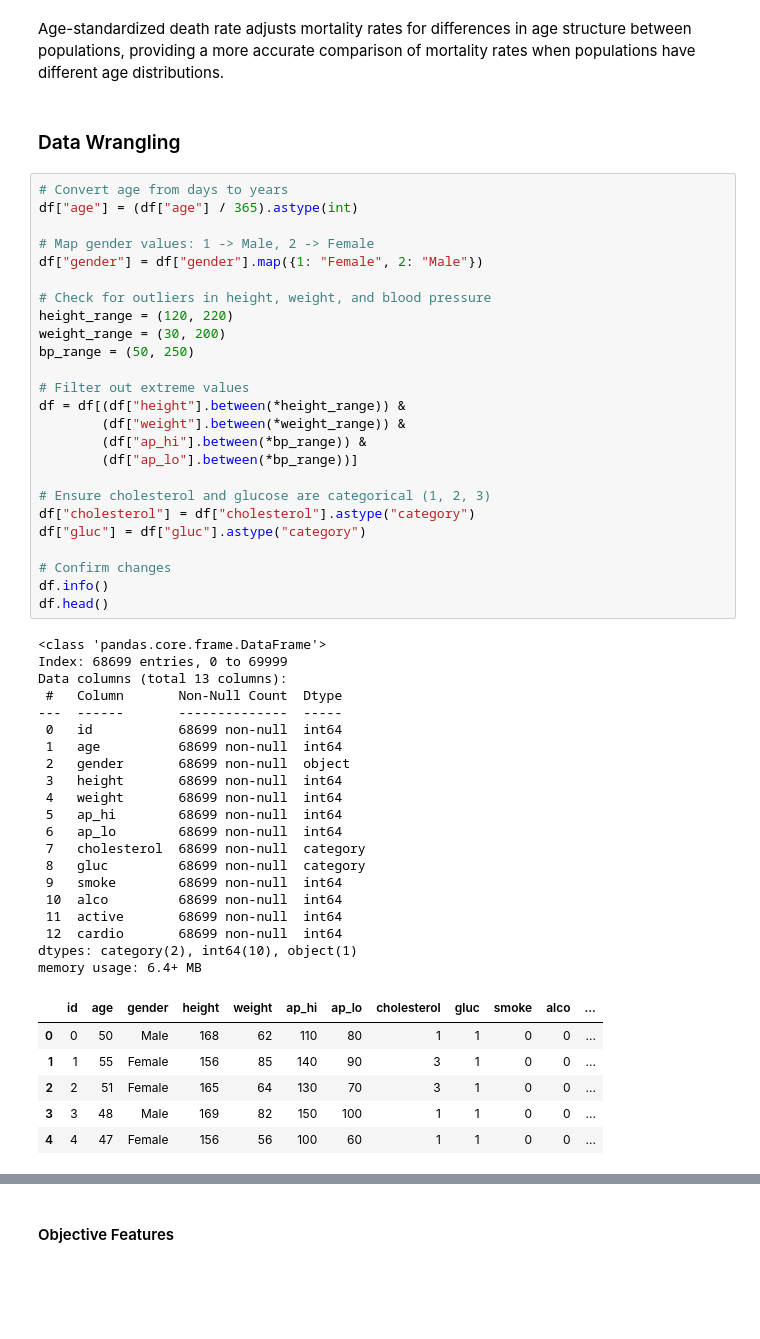
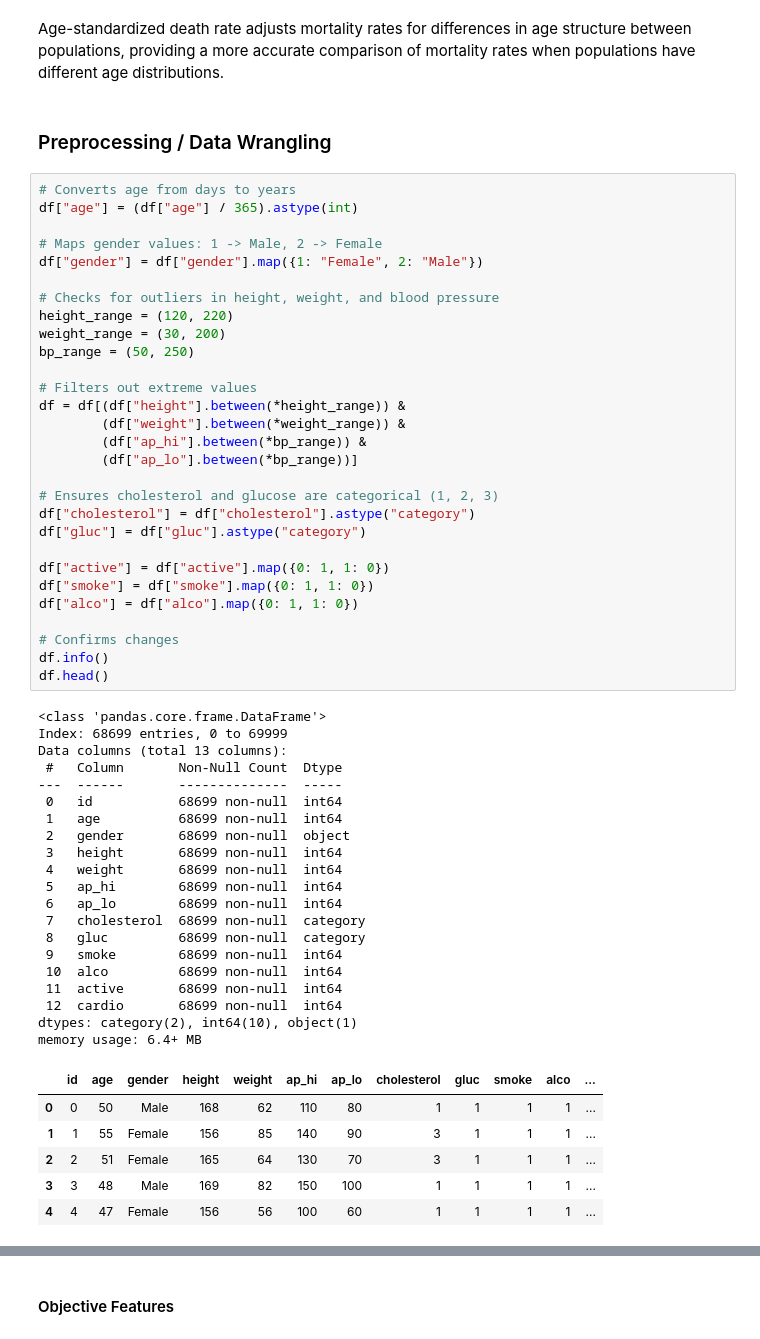
Before and after one commit to NathanGarrity/CaseStudies_Group2, a Jupyter notebook: HeartDiseaseAnalysis.ipynb, the cells around one changed output, grey strips where cells are left out. Saved outputs shown, nothing was run; the diff lists cells and outputs as text; blank space fills up the shorter version.

```diff
--- a/HeartDiseaseAnalysis.ipynb
+++ b/HeartDiseaseAnalysis.ipynb
@@ -163,56 +163,60 @@ df.head(10)
 # %% [markdown]
 Age-standardized death rate adjusts mortality rates for differences in age structure between populations, providing a more accurate comparison of mortality rates when populations have different age distributions.
 # %% [markdown]
-### Data Wrangling
+### Preprocessing / Data Wrangling
 # %%
-# Convert age from days to years
+# Converts age from days to years
 df["age"] = (df["age"] / 365).astype(int)
 
-# Map gender values: 1 -> Male, 2 -> Female
+# Maps gender values: 1 -> Male, 2 -> Female
 df["gender"] = df["gender"].map({1: "Female", 2: "Male"})
 
-# Check for outliers in height, weight, and blood pressure
+# Checks for outliers in height, weight, and blood pressure
 height_range = (120, 220)
 weight_range = (30, 200)
 bp_range = (50, 250)
 
-# Filter out extreme values
+# Filters out extreme values
 df = df[(df["height"].between(*height_range)) &
         (df["weight"].between(*weight_range)) &
         (df["ap_hi"].between(*bp_range)) &
         (df["ap_lo"].between(*bp_range))]
 
-# Ensure cholesterol and glucose are categorical (1, 2, 3)
+# Ensures cholesterol and glucose are categorical (1, 2, 3)
 df["cholesterol"] = df["cholesterol"].astype("category")
 df["gluc"] = df["gluc"].astype("category")
 
-# Confirm changes
+df["active"] = df["active"].map({0: 1, 1: 0})
+df["smoke"] = df["smoke"].map({0: 1, 1: 0})
+df["alco"] = df["alco"].map({0: 1, 1: 0})
+
+# Confirms changes
 df.info()
 df.head()
 # %% [output]
 <class 'pandas.core.frame.DataFrame'>
 Index: 68699 entries, 0 to 69999
 Data columns (total 13 columns):
  #   Column       Non-Null Count  Dtype
 ---  ------       --------------  -----
  0   id           68699 non-null  int64
  1   age          68699 non-null  int64
  2   gender       68699 non-null  object
  3   height       68699 non-null  int64
  4   weight       68699 non-null  int64
  5   ap_hi        68699 non-null  int64
  6   ap_lo        68699 non-null  int64
  7   cholesterol  68699 non-null  category
  8   gluc         68699 non-null  category
  9   smoke        68699 non-null  int64
  10  alco         68699 non-null  int64
  11  active       68699 non-null  int64
  12  cardio       68699 non-null  int64
 dtypes: category(2), int64(10), object(1)
 memory usage: 6.4+ MB
 |  | id | age | gender | height | weight | ap_hi | ap_lo | cholesterol | gluc | smoke | alco | ... |
-| 0 | 0 | 50 | Male | 168 | 62 | 110 | 80 | 1 | 1 | 0 | 0 | ... |
-| 1 | 1 | 55 | Female | 156 | 85 | 140 | 90 | 3 | 1 | 0 | 0 | ... |
-| 2 | 2 | 51 | Female | 165 | 64 | 130 | 70 | 3 | 1 | 0 | 0 | ... |
-| 3 | 3 | 48 | Male | 169 | 82 | 150 | 100 | 1 | 1 | 0 | 0 | ... |
-| 4 | 4 | 47 | Female | 156 | 56 | 100 | 60 | 1 | 1 | 0 | 0 | ... |
+| 0 | 0 | 50 | Male | 168 | 62 | 110 | 80 | 1 | 1 | 1 | 1 | ... |
+| 1 | 1 | 55 | Female | 156 | 85 | 140 | 90 | 3 | 1 | 1 | 1 | ... |
+| 2 | 2 | 51 | Female | 165 | 64 | 130 | 70 | 3 | 1 | 1 | 1 | ... |
+| 3 | 3 | 48 | Male | 169 | 82 | 150 | 100 | 1 | 1 | 1 | 1 | ... |
+| 4 | 4 | 47 | Female | 156 | 56 | 100 | 60 | 1 | 1 | 1 | 1 | ... |
```
Also changed, not shown: parts of 15 cells of this notebook, 1 other file.
